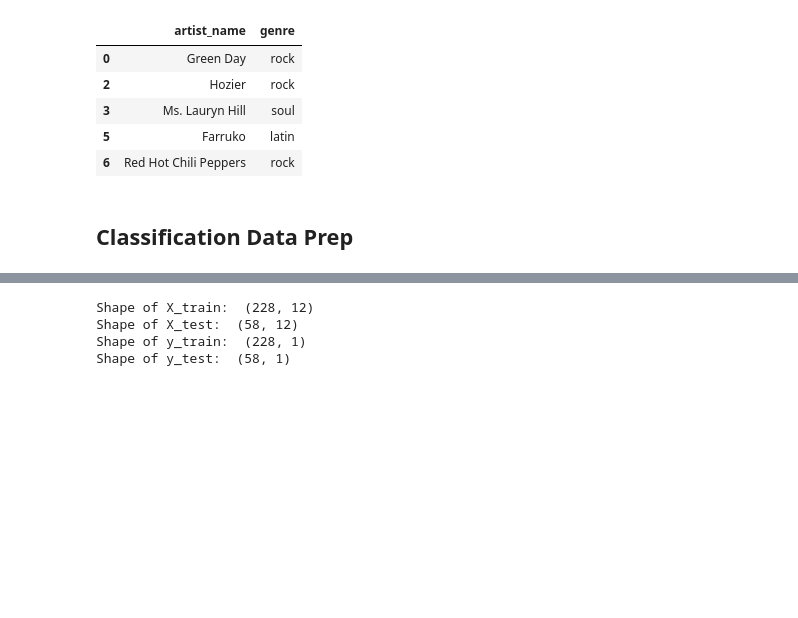
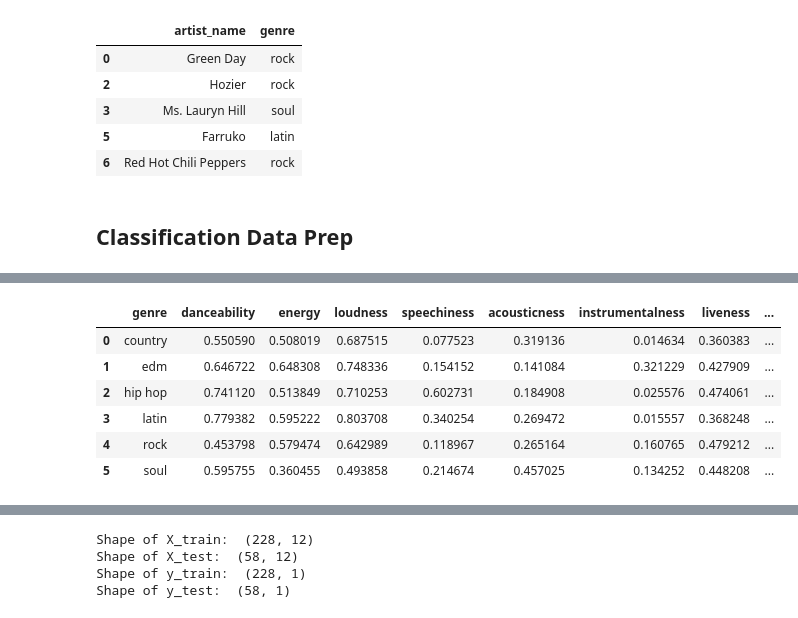
Before and after one commit to jbrismor/DSAN5300, a Jupyter notebook: docs/artist_genre_classification.ipynb, the cells around one changed output, grey strips where cells are left out. Drawn from its saved outputs; the diff is of its cells as text; code cells hidden in the pictures; blank space fills up the shorter version.

```diff
--- a/docs/artist_genre_classification.ipynb
+++ b/docs/artist_genre_classification.ipynb
@@ -662,0 +681,14 @@ artists.head(20)
+# %%
+# group by genre and get the mean of each column
+df = df.groupby('genre').mean().reset_index()
+
+# what does the data look like now?
+df.head(20)
+# %% [output]
+|  | genre | danceability | energy | loudness | speechiness | acousticness | instrumentalness | liveness | ... |
+| 0 | country | 0.550590 | 0.508019 | 0.687515 | 0.077523 | 0.319136 | 0.014634 | 0.360383 | ... |
+| 1 | edm | 0.646722 | 0.648308 | 0.748336 | 0.154152 | 0.141084 | 0.321229 | 0.427909 | ... |
+| 2 | hip hop | 0.741120 | 0.513849 | 0.710253 | 0.602731 | 0.184908 | 0.025576 | 0.474061 | ... |
+| 3 | latin | 0.779382 | 0.595222 | 0.803708 | 0.340254 | 0.269472 | 0.015557 | 0.368248 | ... |
+| 4 | rock | 0.453798 | 0.579474 | 0.642989 | 0.118967 | 0.265164 | 0.160765 | 0.479212 | ... |
+| 5 | soul | 0.595755 | 0.360455 | 0.493858 | 0.214674 | 0.457025 | 0.134252 | 0.448208 | ... |
```
Also changed, not shown: parts of 3 cells of this notebook, 5 other files.
